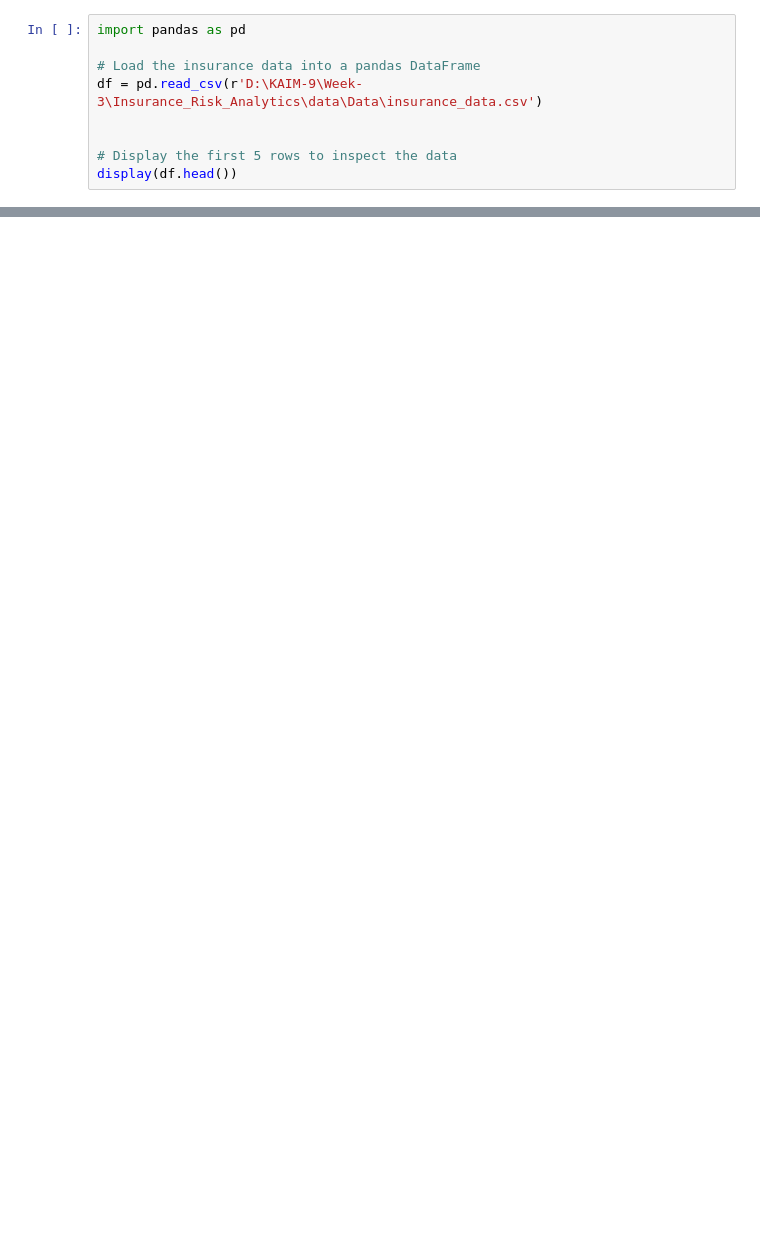
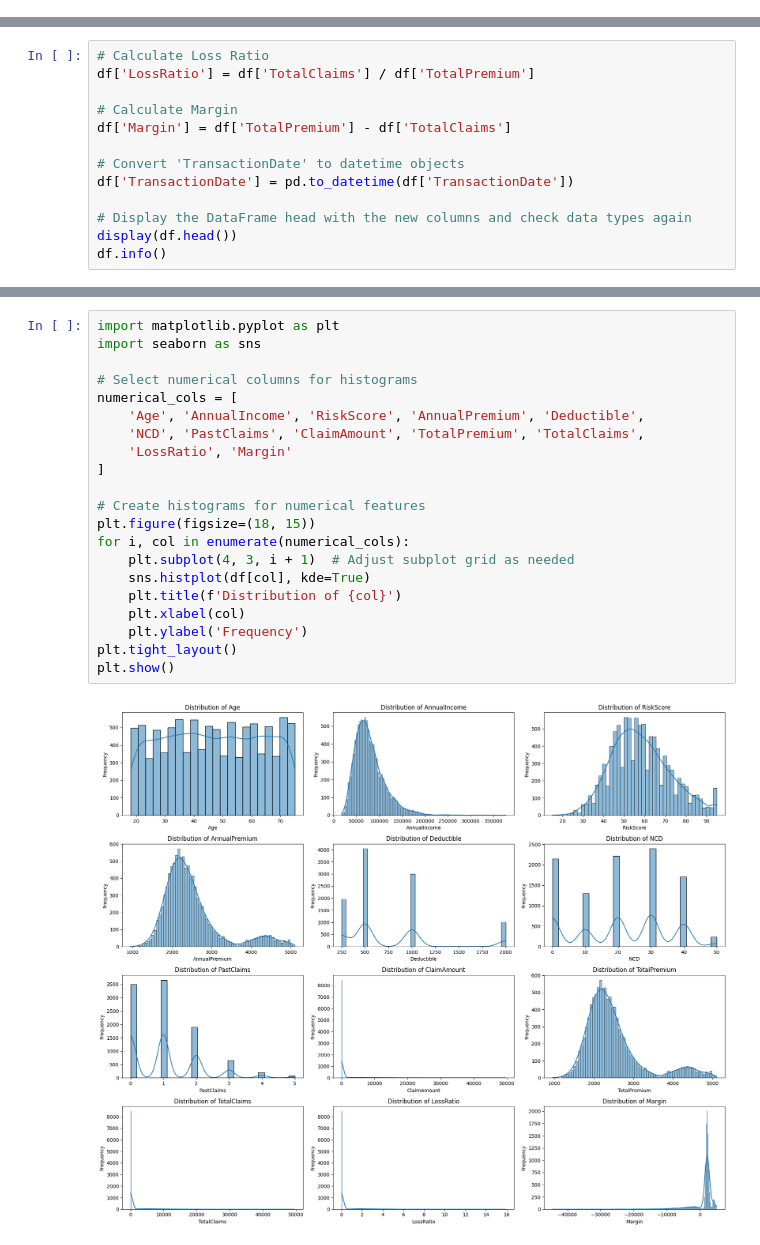
Before and after one commit to kal-endale/Insurance_Risk_Analytics, a Jupyter notebook: notebooks/task-1.ipynb, the cells around one changed output, grey strips where cells are left out. Saved outputs shown, nothing was run; the diff lists cells and outputs as text; blank space fills up the shorter version.

```diff
--- a/notebooks/task-1.ipynb
+++ b/notebooks/task-1.ipynb
@@ -12,9 +17,0 @@ ModuleNotFoundError: No module named 'pandas'
-# %%
-import pandas as pd
-
-# Load the insurance data into a pandas DataFrame
-df = pd.read_csv(r'D:\KAIM-9\Week-3\Insurance_Risk_Analytics\data\Data\insurance_data.csv')
-
-
-# Display the first 5 rows to inspect the data
-display(df.head())
@@ -22,0 +77,13 @@ print('hello')
+# %%
+# Calculate Loss Ratio
+df['LossRatio'] = df['TotalClaims'] / df['TotalPremium']
+
+# Calculate Margin
+df['Margin'] = df['TotalPremium'] - df['TotalClaims']
+
+# Convert 'TransactionDate' to datetime objects
+df['TransactionDate'] = pd.to_datetime(df['TransactionDate'])
+
+# Display the DataFrame head with the new columns and check data types again
+display(df.head())
+df.info()
@@ -22,0 +115,23 @@ print('hello')
+# %%
+import matplotlib.pyplot as plt
+import seaborn as sns
+
+# Select numerical columns for histograms
+numerical_cols = [
+    'Age', 'AnnualIncome', 'RiskScore', 'AnnualPremium', 'Deductible',
+    'NCD', 'PastClaims', 'ClaimAmount', 'TotalPremium', 'TotalClaims',
+    'LossRatio', 'Margin'
+]
+
+# Create histograms for numerical features
+plt.figure(figsize=(18, 15))
+for i, col in enumerate(numerical_cols):
+    plt.subplot(4, 3, i + 1)  # Adjust subplot grid as needed
+    sns.histplot(df[col], kde=True)
+    plt.title(f'Distribution of {col}')
+    plt.xlabel(col)
+    plt.ylabel('Frequency')
+plt.tight_layout()
+plt.show()
+# %% [output]
+[figure, added]
```
Also changed, not shown: parts of 16 cells of this notebook.
